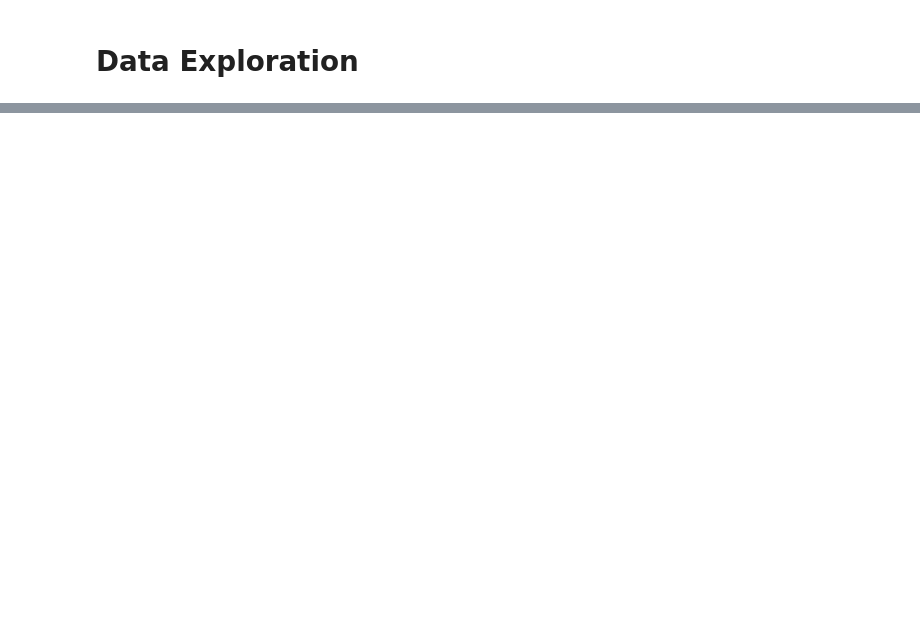
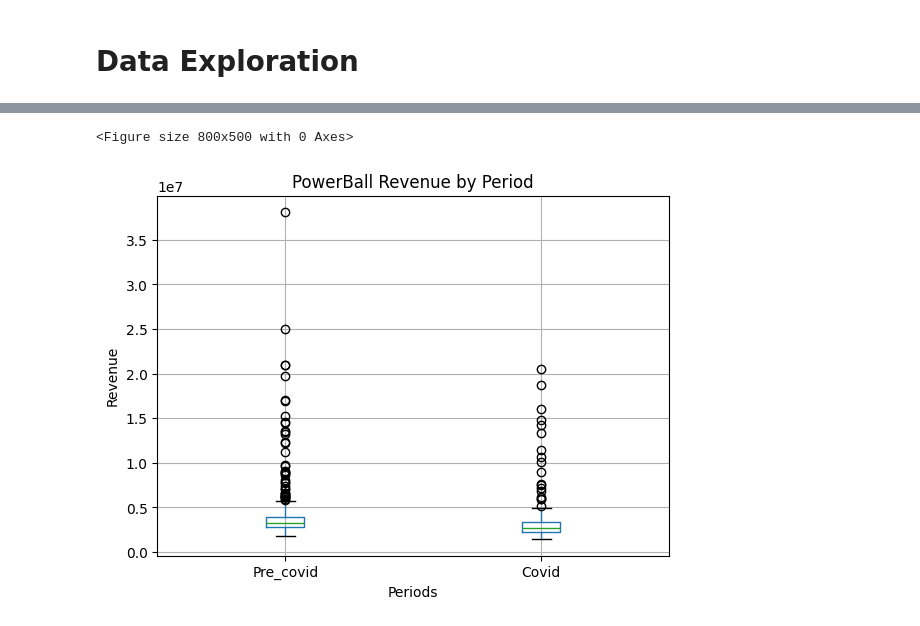
Before and after one commit to xiaolingsundberg/CovidOnLottery, a Jupyter notebook: covid_on_lottery.ipynb, the cells around one changed output, grey strips where cells are left out. Cells and saved outputs as stored; diff of their text form; code cells hidden in the pictures; blank space fills up the shorter version.

```diff
--- a/covid_on_lottery.ipynb
+++ b/covid_on_lottery.ipynb
@@ -133,0 +134,28 @@ std      0.369431    0.369431    0.369431    0.370855    0.394563    0.208307
+# %%
+# compare revenues between Pre-covid and Covid periods
+# define Covid period: any time after March 03, 2020 (first case recorded in the United States)
+df["covid_period"] = np.where(
+    df["draw_date"] >= pd.Timestamp("2020-03-04"),
+    1,
+    0
+)
+# %%
+# boxplot
+# define a new variable "covid_label" - using map() -  covid_period =0 as "Pre_covid" and =1 as "Covid"
+df["covid_label"] = pd.Categorical(
+    df["covid_period"].map({0:"Pre_covid", 1:"Covid"}),
+    categories=["Pre_covid", "Covid"],
+    ordered=True
+) # used pd.Categorical() to treat "covid_label" as categorical and not ordinal; ordered=True ensures Pre_covid is in front of Covid
+
+plt.figure(figsize=(8,5))
+df.boxplot(column = "revenues", by="covid_label")
+
+plt.title("PowerBall Revenue by Period")
+plt.suptitle("")
+plt.xlabel("Periods")
+plt.ylabel("Revenue")
+plt.show()
+# %% [output]
+<Figure size 800x500 with 0 Axes>
+[figure, added]
```
Also changed, not shown: parts of 11 cells of this notebook.
